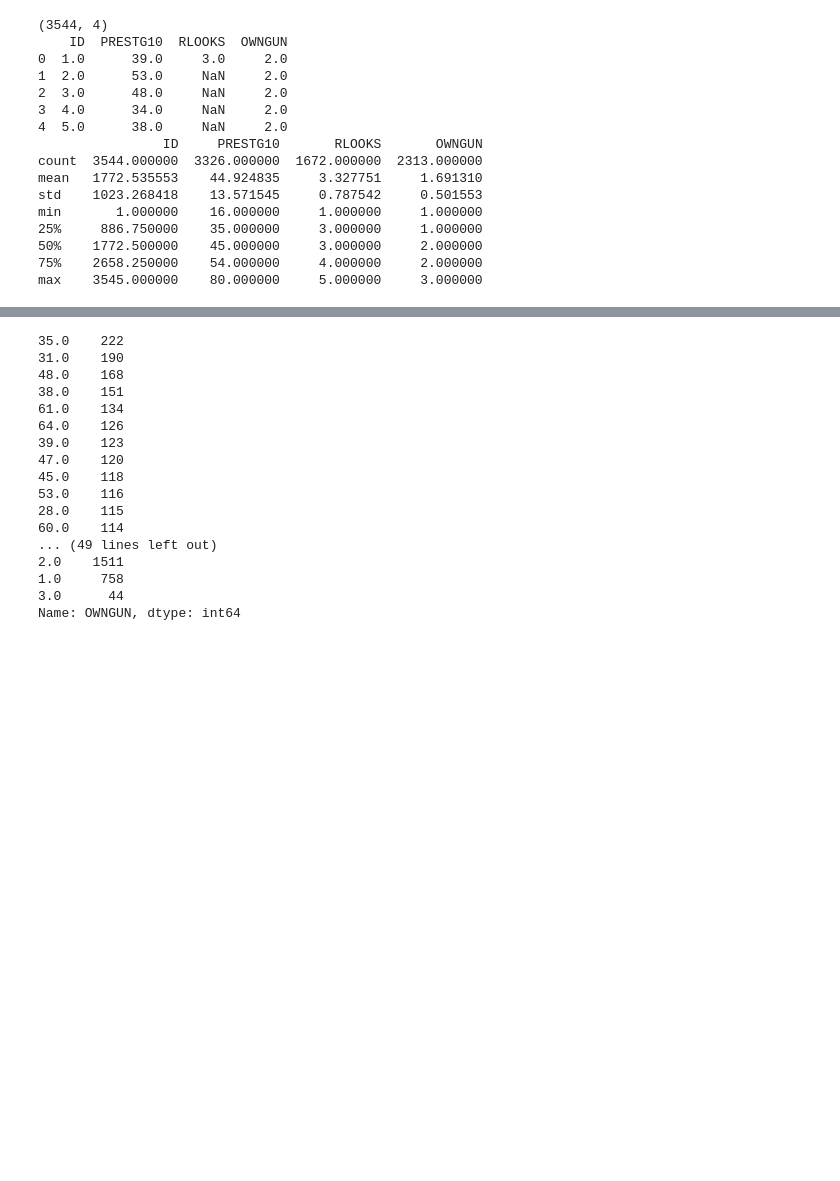
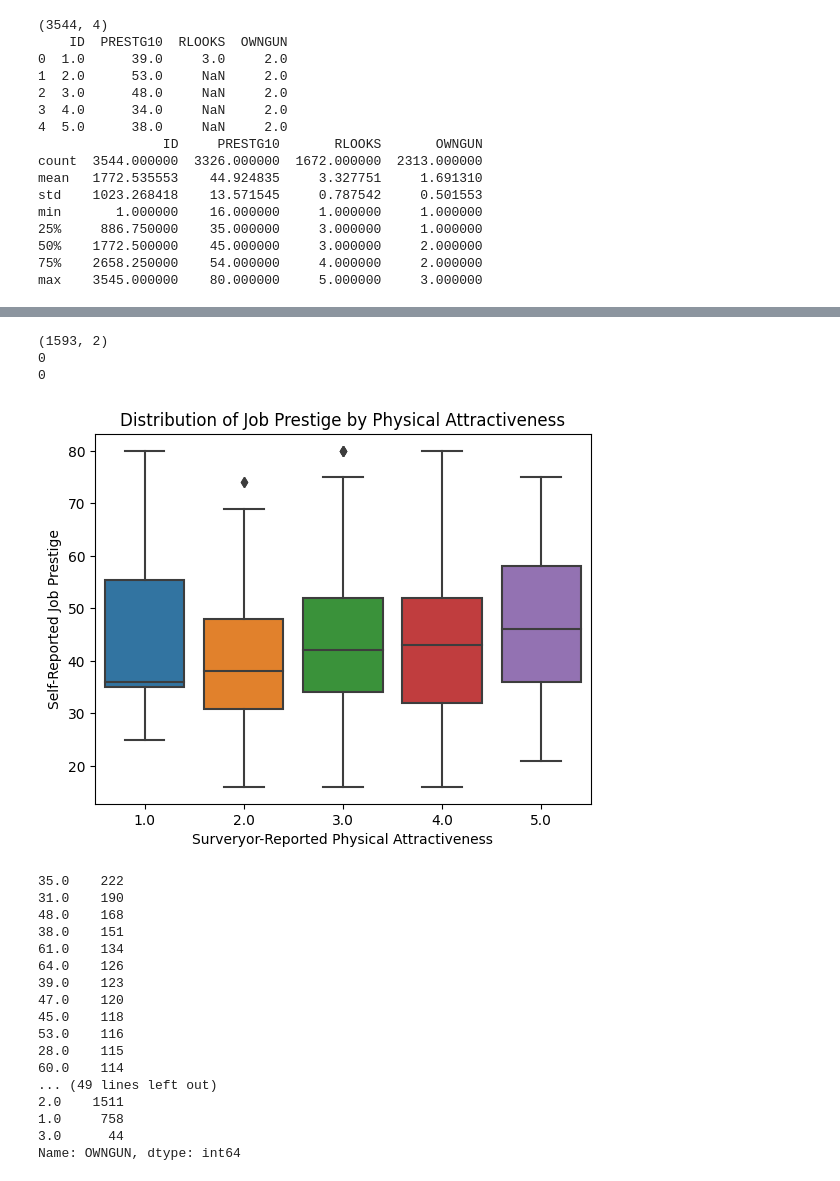
Before and after one commit to FlavienS6/project_gss, a Jupyter notebook: analysis.ipynb, the cells around one changed output, grey strips where cells are left out. Drawn from its saved outputs; the diff is of its cells as text; code cells hidden in the pictures; blank space fills up the shorter version.

Commit message:
Cleaned padf dataset and finished boxplot graph

```diff
--- a/analysis.ipynb
+++ b/analysis.ipynb
@@ -74,0 +86,3 @@ padf = idf[['PRESTG10','RLOOKS']]
+# %%
+padf.dropna(subset=['PRESTG10'], inplace=True)
+padf.dropna(subset=['RLOOKS'], inplace=True)
@@ -75,3 +98,23 @@ padf = idf[['PRESTG10','RLOOKS']]
+# %%
+print(padf.shape)
+print(padf['PRESTG10'].isnull().sum())
+print(padf['RLOOKS'].isnull().sum())
+# %% [output]
+(1593, 2)
+0
+0
+# %%
+import seaborn as sns
+import matplotlib.pyplot as plt
+
+sns.boxplot(data=padf, x='RLOOKS', y='PRESTG10')
+
+plt.xlabel('Surveryor-Reported Physical Attractiveness')
+plt.ylabel('Self-Reported Job Prestige')
+plt.title('Distribution of Job Prestige by Physical Attractiveness')
+plt.show()
+# %% [output]
+[figure, added]
 # %%
 #DATAFRAME FOR GRAPH #2, THE GUN OWNERSHIP % PER ATTRACTIVENESS LEVEL
 agdf = idf[['RLOOKS','OWNGUN']]
```
Also changed, not shown: parts of 5 cells of this notebook, 7 other files.
